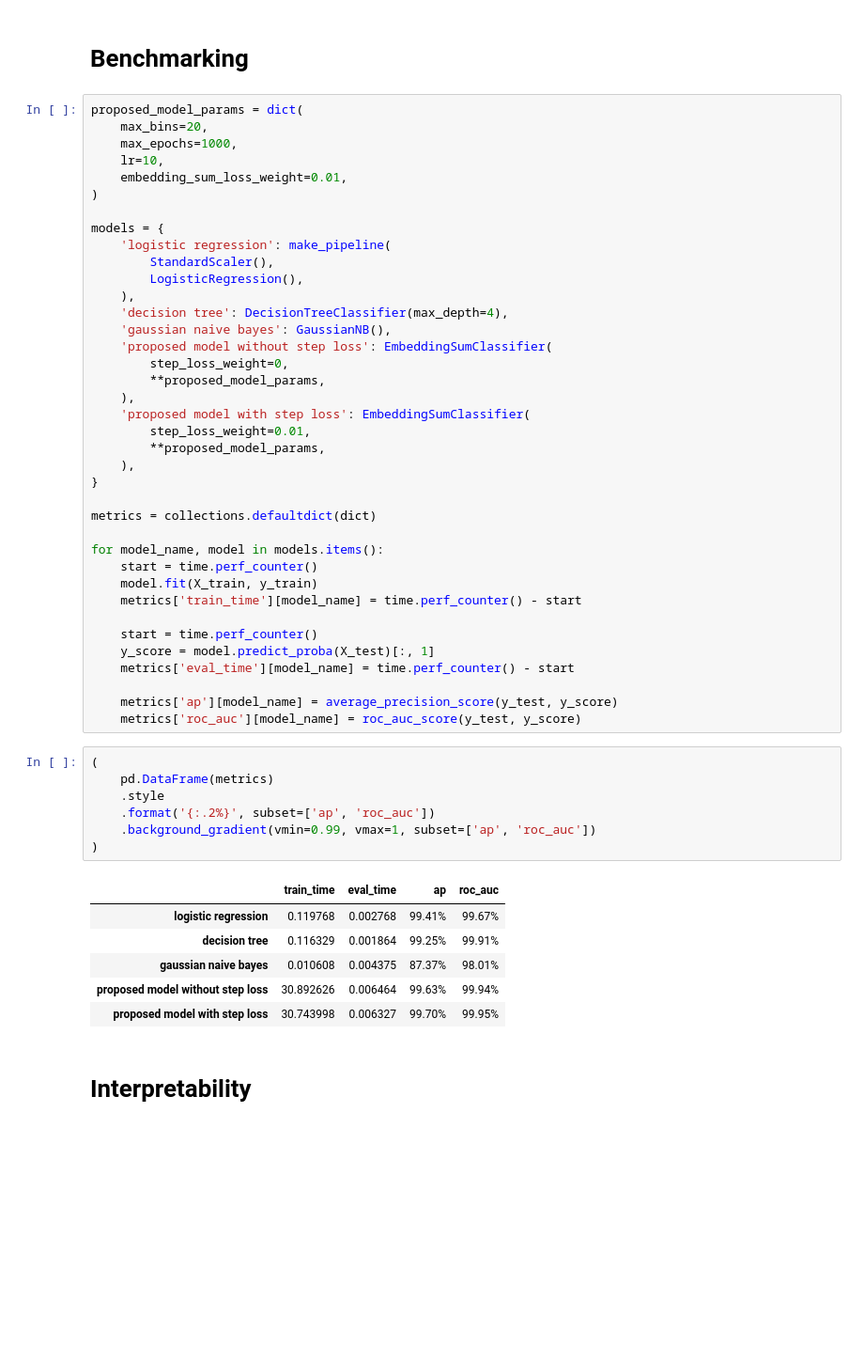
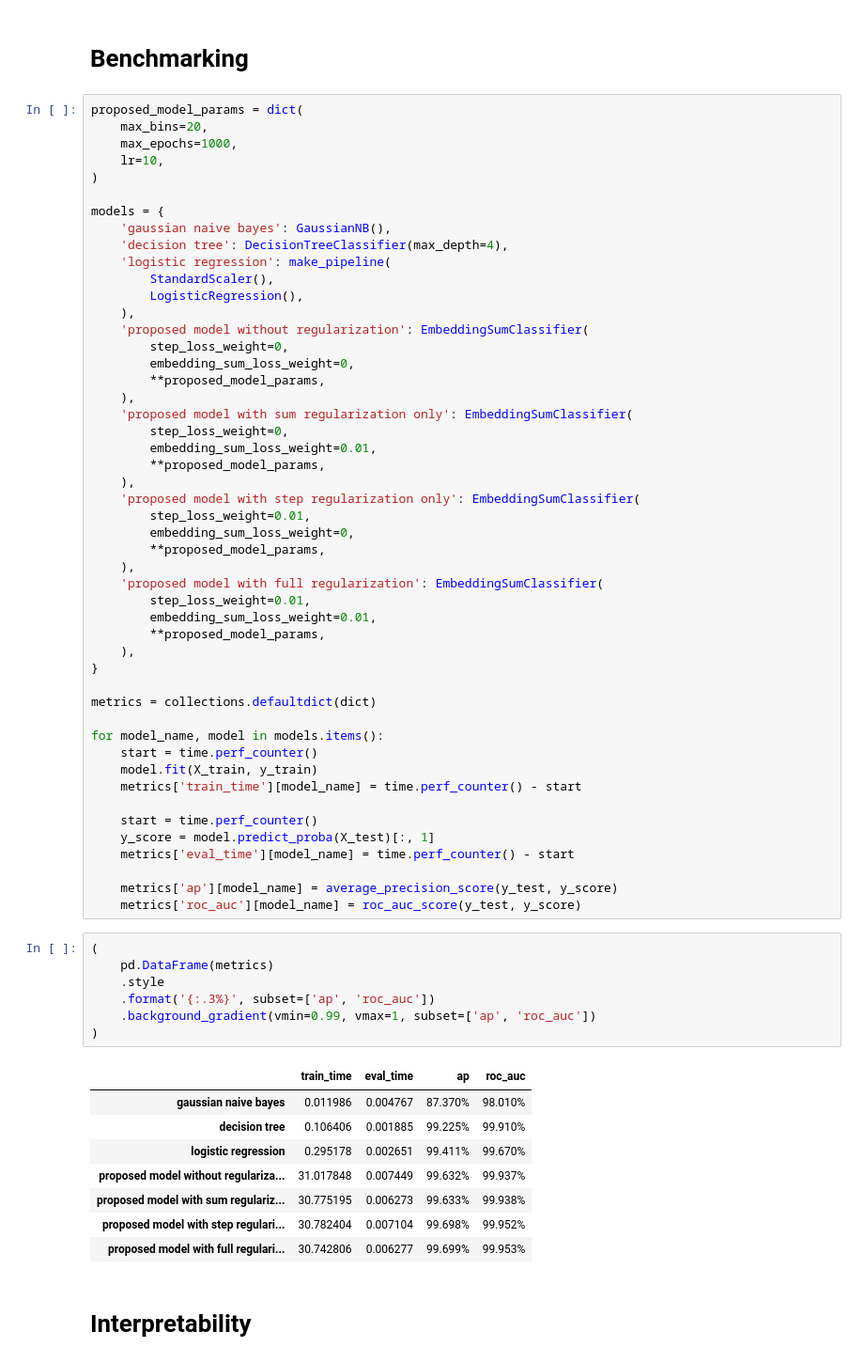
Before and after one commit to Sagenso/MIRAD, a Jupyter notebook: experiments.ipynb, the cells around one changed output. Shown at 94% size. Cells and saved outputs as stored; diff of their text form; blank space fills up the shorter version.

```diff
--- a/experiments.ipynb
+++ b/experiments.ipynb
@@ -23,22 +23,33 @@ proposed_model_params = dict(
     max_bins=20,
     max_epochs=1000,
     lr=10,
-    embedding_sum_loss_weight=0.01,
 )
 
 models = {
+    'gaussian naive bayes': GaussianNB(),
+    'decision tree': DecisionTreeClassifier(max_depth=4),
     'logistic regression': make_pipeline(
         StandardScaler(),
         LogisticRegression(),
     ),
-    'decision tree': DecisionTreeClassifier(max_depth=4),
-    'gaussian naive bayes': GaussianNB(),
-    'proposed model without step loss': EmbeddingSumClassifier(
+    'proposed model without regularization': EmbeddingSumClassifier(
         step_loss_weight=0,
+        embedding_sum_loss_weight=0,
         **proposed_model_params,
     ),
-    'proposed model with step loss': EmbeddingSumClassifier(
+    'proposed model with sum regularization only': EmbeddingSumClassifier(
+        step_loss_weight=0,
+        embedding_sum_loss_weight=0.01,
+        **proposed_model_params,
+    ),
+    'proposed model with step regularization only': EmbeddingSumClassifier(
         step_loss_weight=0.01,
+        embedding_sum_loss_weight=0,
+        **proposed_model_params,
+    ),
+    'proposed model with full regularization': EmbeddingSumClassifier(
+        step_loss_weight=0.01,
+        embedding_sum_loss_weight=0.01,
         **proposed_model_params,
     ),
 }
@@ -59,17 +70,19 @@ for model_name, model in models.items():
 # %%
 (
     pd.DataFrame(metrics)
     .style
-    .format('{:.2%}', subset=['ap', 'roc_auc'])
+    .format('{:.3%}', subset=['ap', 'roc_auc'])
     .background_gradient(vmin=0.99, vmax=1, subset=['ap', 'roc_auc'])
 )
 # %% [output]
 |  | train_time | eval_time | ap | roc_auc |
-| logistic regression | 0.119768 | 0.002768 | 99.41% | 99.67% |
-| decision tree | 0.116329 | 0.001864 | 99.25% | 99.91% |
-| gaussian naive bayes | 0.010608 | 0.004375 | 87.37% | 98.01% |
-| proposed model without step loss | 30.892626 | 0.006464 | 99.63% | 99.94% |
-| proposed model with step loss | 30.743998 | 0.006327 | 99.70% | 99.95% |
+| gaussian naive bayes | 0.011986 | 0.004767 | 87.370% | 98.010% |
+| decision tree | 0.106406 | 0.001885 | 99.225% | 99.910% |
+| logistic regression | 0.295178 | 0.002651 | 99.411% | 99.670% |
+| proposed model without regulariza... | 31.017848 | 0.007449 | 99.632% | 99.937% |
+| proposed model with sum regulariz... | 30.775195 | 0.006273 | 99.633% | 99.938% |
+| proposed model with step regulari... | 30.782404 | 0.007104 | 99.698% | 99.952% |
+| proposed model with full regulari... | 30.742806 | 0.006277 | 99.699% | 99.953% |
 # %% [markdown]
 # Interpretability
 # %%
```
Also changed, not shown: parts of 4 cells of this notebook.
